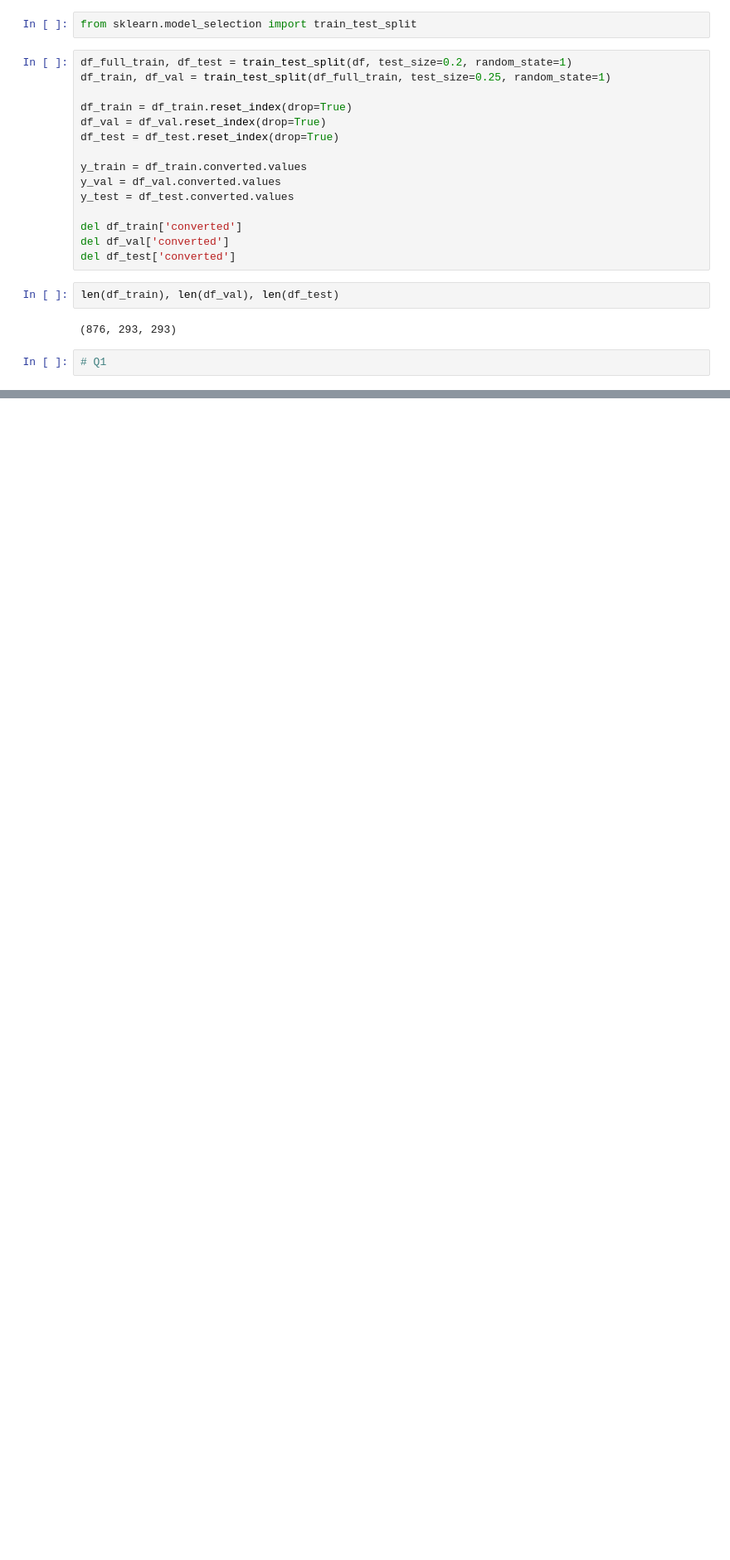
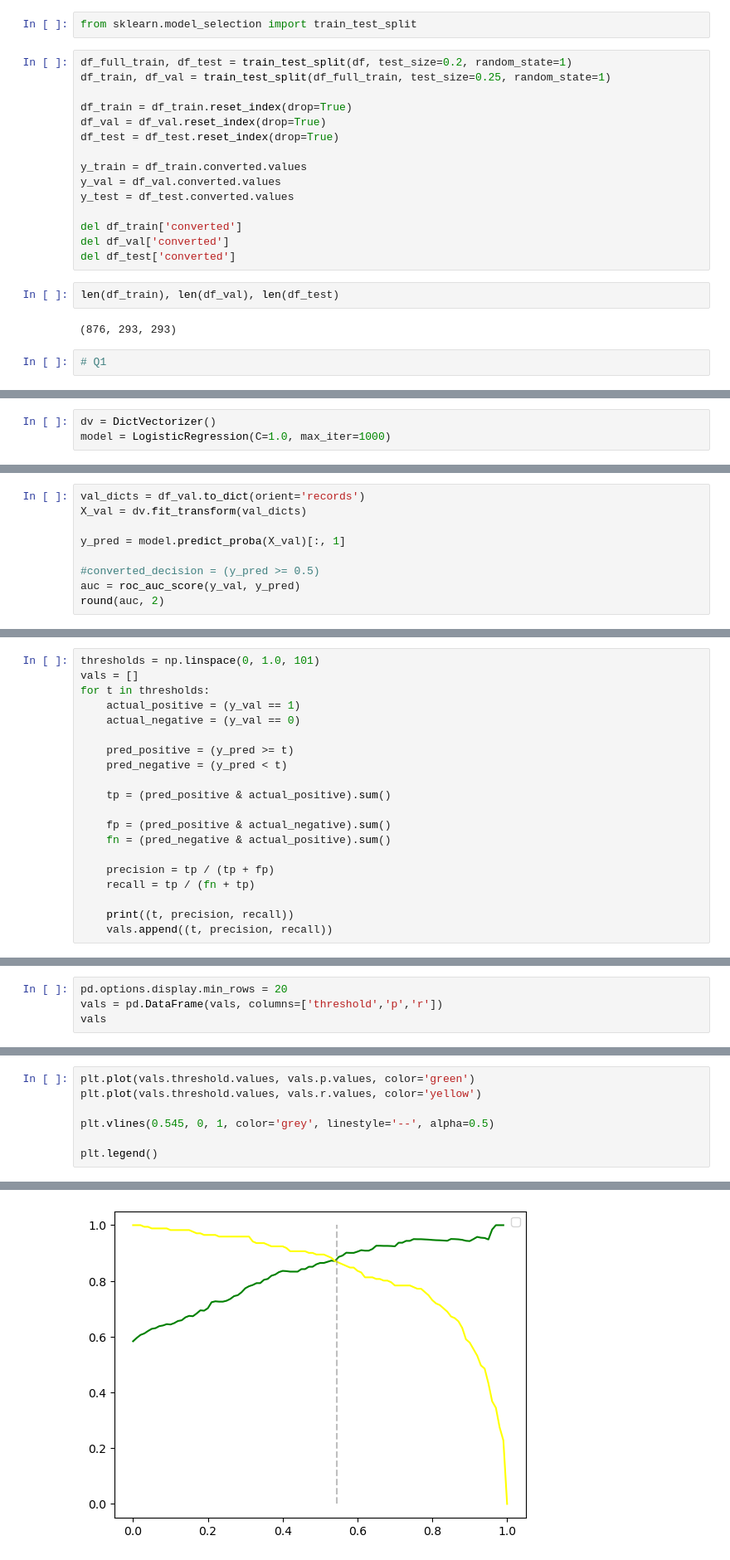
Before and after one commit to tkilper/ml-zoomcamp-homework, a Jupyter notebook: 04-evaluation/homework.ipynb, the cells around one changed output, grey strips where cells are left out. Shown at 83% size. Cells and saved outputs as stored; diff of their text form; blank space fills up the shorter version.

```diff
--- a/04-evaluation/homework.ipynb
+++ b/04-evaluation/homework.ipynb
@@ -68,0 +87,3 @@ len(df_train), len(df_val), len(df_test)
+# %%
+dv = DictVectorizer()
+model = LogisticRegression(C=1.0, max_iter=1000)
@@ -68,0 +106,9 @@ len(df_train), len(df_val), len(df_test)
+# %%
+val_dicts = df_val.to_dict(orient='records')
+X_val = dv.fit_transform(val_dicts)
+
+y_pred = model.predict_proba(X_val)[:, 1]
+
+#converted_decision = (y_pred >= 0.5)
+auc = roc_auc_score(y_val, y_pred)
+round(auc, 2)
@@ -68,0 +119,20 @@ len(df_train), len(df_val), len(df_test)
+# %%
+thresholds = np.linspace(0, 1.0, 101)
+vals = []
+for t in thresholds:
+    actual_positive = (y_val == 1)
+    actual_negative = (y_val == 0)
+
+    pred_positive = (y_pred >= t)
+    pred_negative = (y_pred < t)
+
+    tp = (pred_positive & actual_positive).sum()
+
+    fp = (pred_positive & actual_negative).sum()
+    fn = (pred_negative & actual_positive).sum()
+
+    precision = tp / (tp + fp)
+    recall = tp / (fn + tp)
+
+    print((t, precision, recall))
+    vals.append((t, precision, recall))
@@ -68,0 +157,4 @@ len(df_train), len(df_val), len(df_test)
+# %%
+pd.options.display.min_rows = 20
+vals = pd.DataFrame(vals, columns=['threshold','p','r'])
+vals
@@ -68,0 +180,8 @@ len(df_train), len(df_val), len(df_test)
+# %%
+plt.plot(vals.threshold.values, vals.p.values, color='green')
+plt.plot(vals.threshold.values, vals.r.values, color='yellow')
+
+plt.vlines(0.545, 0, 1, color='grey', linestyle='--', alpha=0.5)
+
+plt.legend()
+# %% [output]
@@ -68,0 +189 @@ len(df_train), len(df_val), len(df_test)
+[figure, added]
```
Also changed, not shown: parts of 25 cells of this notebook, 3 other files.
